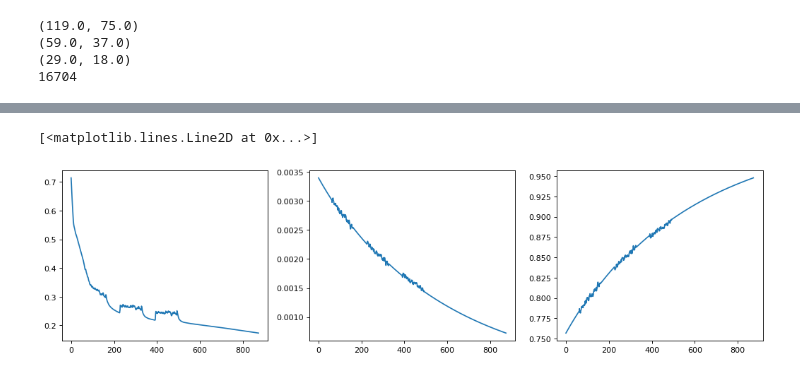
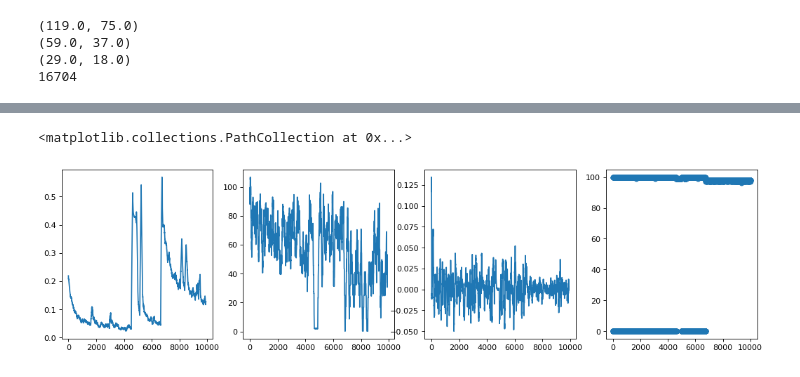
Before and after one commit to jordandekraker/HippoNet, a Jupyter notebook: AtariSpace_basic.ipynb, the cells around one changed output, grey strips where cells are left out. Drawn from its saved outputs; the diff is of its cells as text; code cells hidden in the pictures.

Commit message:
happy with vnet and mnet, time to experiment with hnet

```diff
--- a/AtariSpace_basic.ipynb
+++ b/AtariSpace_basic.ipynb
@@ -119,7 +115,7 @@ class GaussianNoise(nn.Module):
             network to generate vectors with smaller values.
     """
 
-    def __init__(self, sigma=0.1, is_relative_detach=True):
+    def __init__(self, sigma=0.5, is_relative_detach=True):
         super().__init__()
         self.sigma = sigma
         self.is_relative_detach = is_relative_detach
@@ -309,7 +285,7 @@ VNet(
 class HNet(nn.Module):
     # currently just fully connected (but high LR)
 
-    def __init__(self, input_dim=(512), output_dim=(512)):
+    def __init__(self, input_dim=(512+3), output_dim=(512)):
         super().__init__()
         self.online = nn.Sequential(
             nn.Linear(input_dim, 512),
@@ -349,14 +325,14 @@ HOptim = optim.SGD(hnet.parameters(),lr=0.1, weight_decay=1e-05)
 class MNet(nn.Module):
     # simple fully connected with softmax at the end; optionally frozen
 
-    def __init__(self, input_dim=(512), output_dim=(18)):
+    def __init__(self, input_dim=(512), output_dim=(3)):
         super().__init__()
         self.online = nn.Sequential(
             nn.Linear(input_dim, 512),
-            nn.Tanh(),
+            #nn.Tanh(),
             nn.Linear(512, output_dim),
             GaussianNoise(),
-            nn.Softmax(dim=0),
+            nn.Softmax(dim=1),
         )
 
         self.frozen = copy.deepcopy(self.online)
@@ -389,15 +363,19 @@ MNet(
   )
 )
 # %%
+m=0
 def erlang(x,k=2,l=2):
-    return ((l**k)*(x**(k-1))*(math.e**(-l*x)))/math.factorial(k-1)
+    return ((l**k)*(x**(k-1))*(math.e**(-l*x)))/math.factorial(k-1)*2 -1
 def MLoss(action,x):
-    return 1 - torch.sum(action)*erlang(x) # note action sums to 1
+    global m
+    mloss = torch.sum(action)*(erlang(x-m)) # note action sums to 1
+    m = m+(0.01*mloss.detach()) # "sticky" running average so we know if x was good relative to its temporal nieghbours
+    return mloss
 x = np.linspace(0,5,num=50)
-plt.plot(x,0.4-erlang(x))
+plt.plot(x,erlang(x))
 plt.title("Goldilocks novelty zone")
 plt.xlabel("novelty (prediction error)")
 plt.ylabel("motor policy loss")
 
-MOptim = optim.Adam(vnet.parameters(), lr=0.0001, weight_decay=1e-05)
+MOptim = optim.SGD(mnet.parameters(), lr=0.001, weight_decay=0)
 # %% [output]
@@ -458,13 +442,14 @@ KeyboardInterrupt:
 # %%
 plt.figure(figsize=(16, 4), dpi=80)
 log = np.asarray(log)
-plt.subplot(1,3,1)
-plt.plot(log[:,0])
-plt.subplot(1,3,2)
-plt.plot(log[:,1])
-plt.subplot(1,3,3)
-plt.plot(log[:,2])
-#plt.legend(['v','h','m'])
+plt.subplot(1,4,1)
+plt.plot(np.convolve(np.array(log)[:,0],np.ones(100)/100, mode='valid'))
+plt.subplot(1,4,2)
+plt.plot(np.convolve(np.array(log)[:,1],np.ones(100)/100, mode='valid'))
+plt.subplot(1,4,3)
+plt.plot(np.convolve(np.array(log)[:,2],np.ones(100)/100, mode='valid'))
+plt.subplot(1,4,4)
+plt.scatter(range(len(log)),log[:,3])
 # %% [output]
-[<matplotlib.lines.Line2D at 0x...>]
+<matplotlib.collections.PathCollection at 0x...>
-[figure, old version]
+[figure, new version]
```
Also changed, not shown: parts of 11 cells of this notebook.
